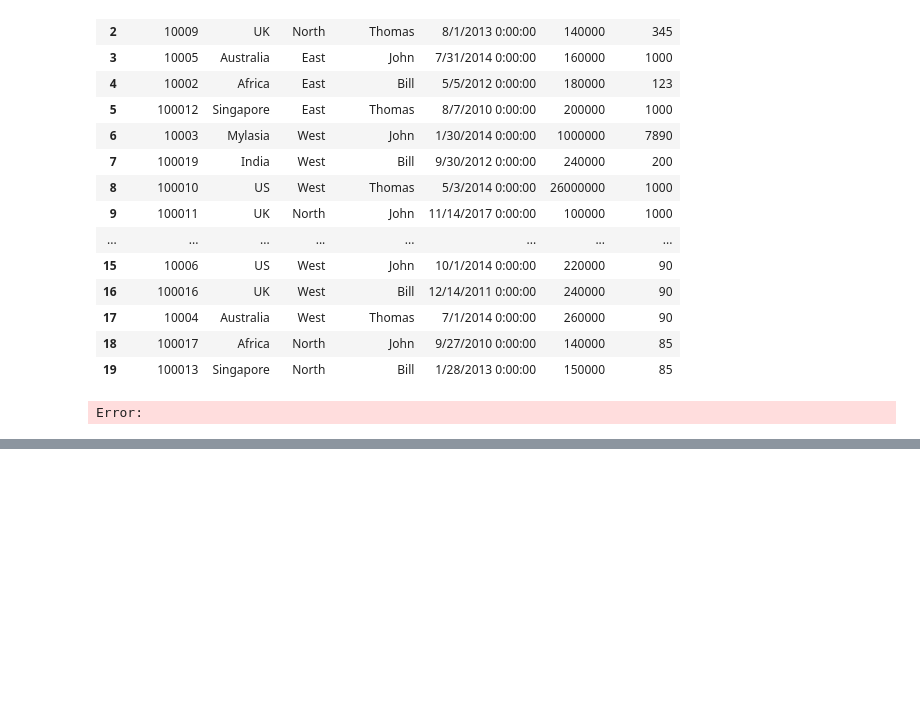
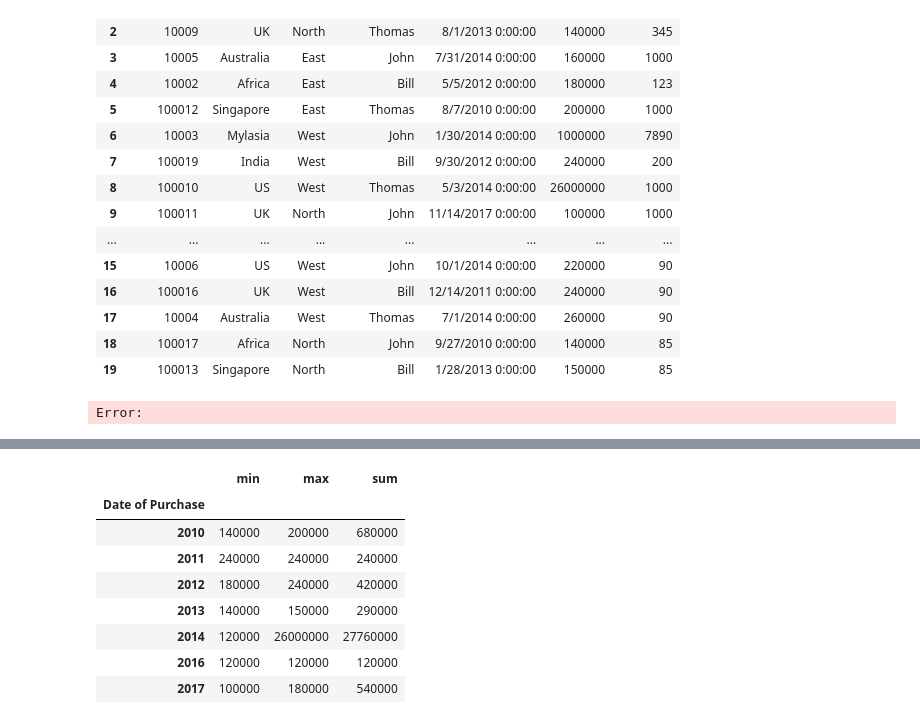
Before and after one commit to rupahli/AIML, a Jupyter notebook: Code/Practice/panda_course.ipynb, the cells around one changed output, grey strips where cells are left out. Saved outputs shown, nothing was run; the diff lists cells and outputs as text; code cells hidden in the pictures; blank space fills up the shorter version.

```diff
--- a/Code/Practice/panda_course.ipynb
+++ b/Code/Practice/panda_course.ipynb
@@ -279,0 +355,14 @@ Error:
+# %%
+# ok now if we need to have min max sum .. all these together
+
+df.groupby(df['Date of Purchase'].dt.year)['Total'].agg(['min','max','sum'])
+# %% [output]
+|  | min | max | sum |
+| Date of Purchase |  |  |  |
+| 2010 | 140000 | 200000 | 680000 |
+| 2011 | 240000 | 240000 | 240000 |
+| 2012 | 180000 | 240000 | 420000 |
+| 2013 | 140000 | 150000 | 290000 |
+| 2014 | 120000 | 26000000 | 27760000 |
+| 2016 | 120000 | 120000 | 120000 |
+| 2017 | 100000 | 180000 | 540000 |
```
Also changed, not shown: parts of 5 cells of this notebook, 3 other files.
